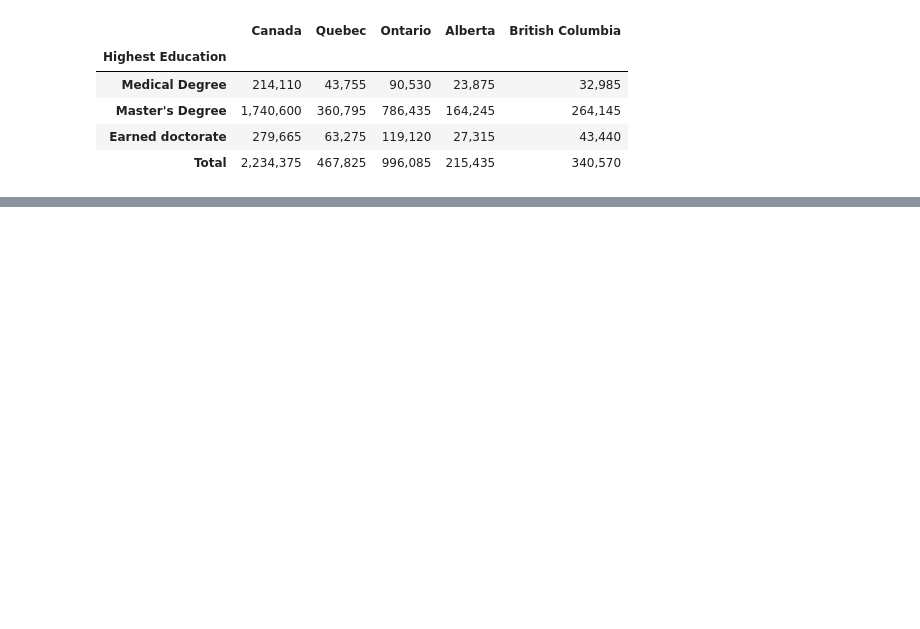
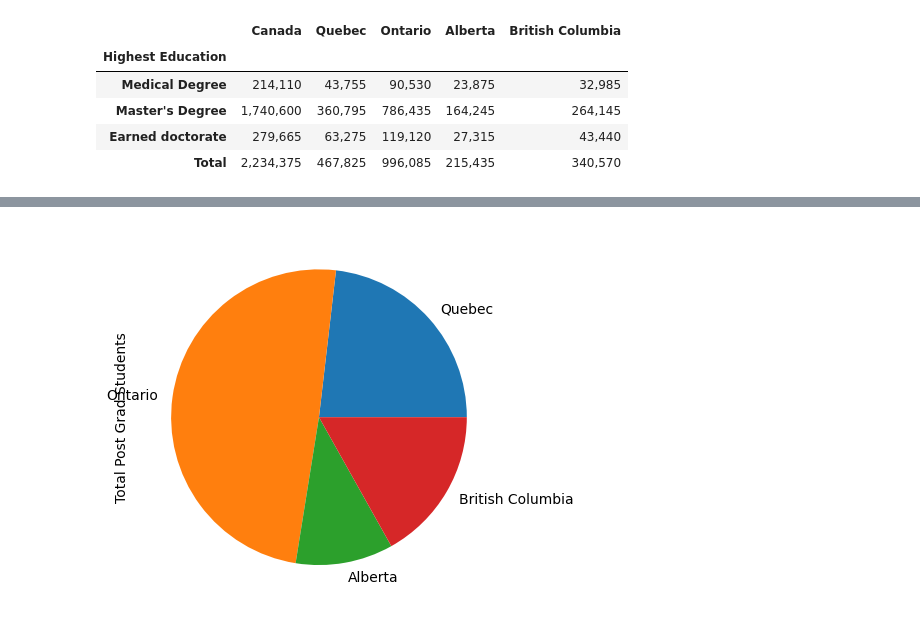
Before and after one commit to BehnooshNasri/project_one, a Jupyter notebook: Esi_Income_Analysis.ipynb, the cells around one changed output, grey strips where cells are left out. Drawn from its saved outputs; the diff is of its cells as text; code cells hidden in the pictures; blank space fills up the shorter version.

```diff
--- a/Esi_Income_Analysis.ipynb
+++ b/Esi_Income_Analysis.ipynb
@@ -68,3 +79,8 @@ combined_df
+# %%
+grad_graph.plot(kind='pie')
+plt.show()
+# %% [output]
+[figure, added]
 # %%
 # Merge into one df
 
```
Also changed, not shown: parts of 5 cells of this notebook.
